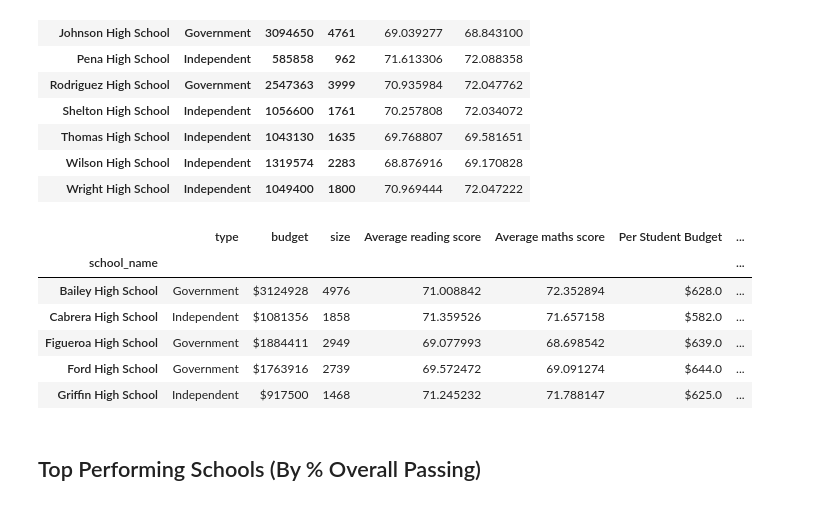
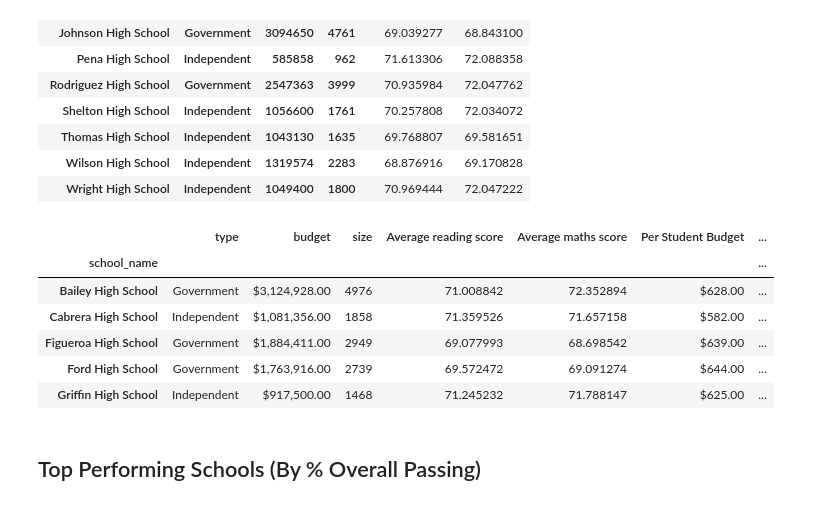
Before and after one commit to JollyCJoseph/pandas-challenge, a Jupyter notebook: PyCitySchools/PyCitySchools.ipynb, the cells around one changed output. Drawn from its saved outputs; the diff is of its cells as text; code cells hidden in the pictures.

```diff
--- a/PyCitySchools/PyCitySchools.ipynb
+++ b/PyCitySchools/PyCitySchools.ipynb
@@ -139,29 +124,28 @@ school_average
 # %%
 school_average_df=school_average.reset_index(["size","budget","type"])
 per_student_budget=school_average_df["budget"]/school_average_df["size"]
 df1=reading_pass.sort_values(by=["school_name"])
 df2=maths_pass.sort_values(by=["school_name"])
 df3=overall_pass.sort_values(by=["school_name"])
 reading_pass_per_school=df1["school_name"].value_counts()
 school_average_df["Per Student Budget"]=per_student_budget
 maths_pass_per_school=df2["school_name"].value_counts()
 overall_pass_per_school=df3["school_name"].value_counts()
 school_average_df["% Reading pass"]=reading_pass_per_school/school_average_df["size"]
 school_average_df["% Maths pass"]=maths_pass_per_school/school_average_df["size"]
 school_average_df["% overall pass"]=(overall_pass_per_school/school_average_df["size"])*100
 school_average_df=school_average_df.rename(columns={"reading_score":"Average reading score","maths_score":"Average maths score"})
-school_average_df["budget"]="$"+school_average_df["budget"].astype(str)
-school_average_df["Per Student Budget"]="$"+school_average_df["Per Student Budget"].astype(str)
-#school_average_df.budget=school_average_df.budget.str.strip("$")
+school_average_df["budget"]=school_average_df["budget"].map("${:,.2f}".format)
+school_average_df["Per Student Budget"]=school_average_df["Per Student Budget"].map("${:,.2f}".format)
 school_average_df.head()
 # %% [output]
 |  | type | budget | size | Average reading score | Average maths score | Per Student Budget | ... |
 | school_name |  |  |  |  |  |  | ... |
-| Bailey High School | Government | $3124928 | 4976 | 71.008842 | 72.352894 | $628.0 | ... |
-| Cabrera High School | Independent | $1081356 | 1858 | 71.359526 | 71.657158 | $582.0 | ... |
-| Figueroa High School | Government | $1884411 | 2949 | 69.077993 | 68.698542 | $639.0 | ... |
-| Ford High School | Government | $1763916 | 2739 | 69.572472 | 69.091274 | $644.0 | ... |
-| Griffin High School | Independent | $917500 | 1468 | 71.245232 | 71.788147 | $625.0 | ... |
+| Bailey High School | Government | $3,124,928.00 | 4976 | 71.008842 | 72.352894 | $628.00 | ... |
+| Cabrera High School | Independent | $1,081,356.00 | 1858 | 71.359526 | 71.657158 | $582.00 | ... |
+| Figueroa High School | Government | $1,884,411.00 | 2949 | 69.077993 | 68.698542 | $639.00 | ... |
+| Ford High School | Government | $1,763,916.00 | 2739 | 69.572472 | 69.091274 | $644.00 | ... |
+| Griffin High School | Independent | $917,500.00 | 1468 | 71.245232 | 71.788147 | $625.00 | ... |
 # %% [markdown]
 ## Top Performing Schools (By % Overall Passing)
 # %% [markdown]
```
Also changed, not shown: parts of 9 cells of this notebook.
